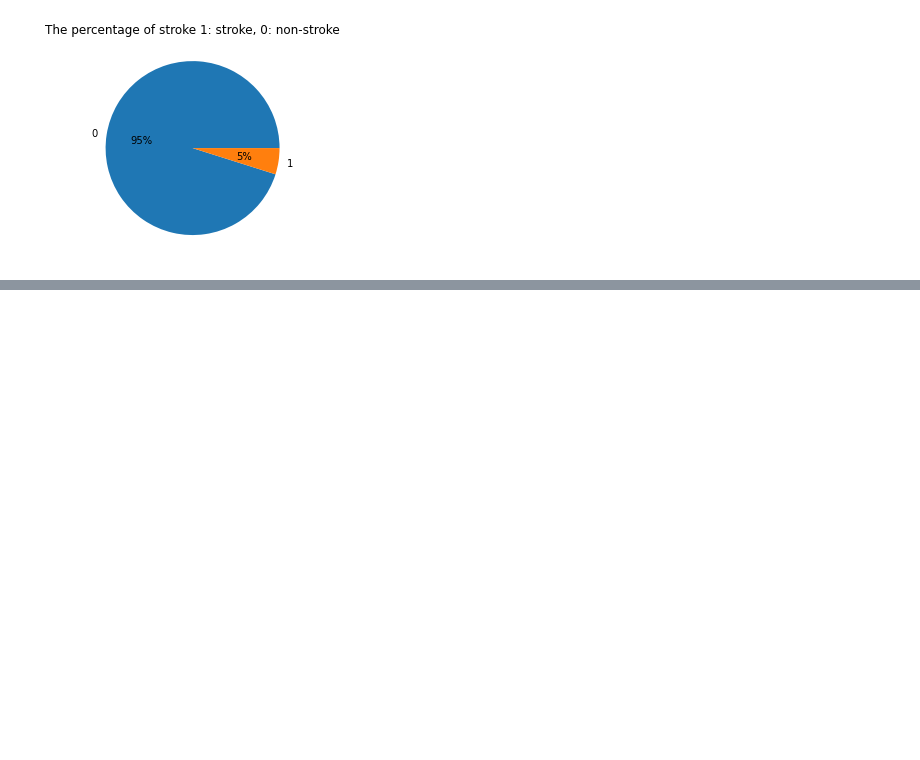
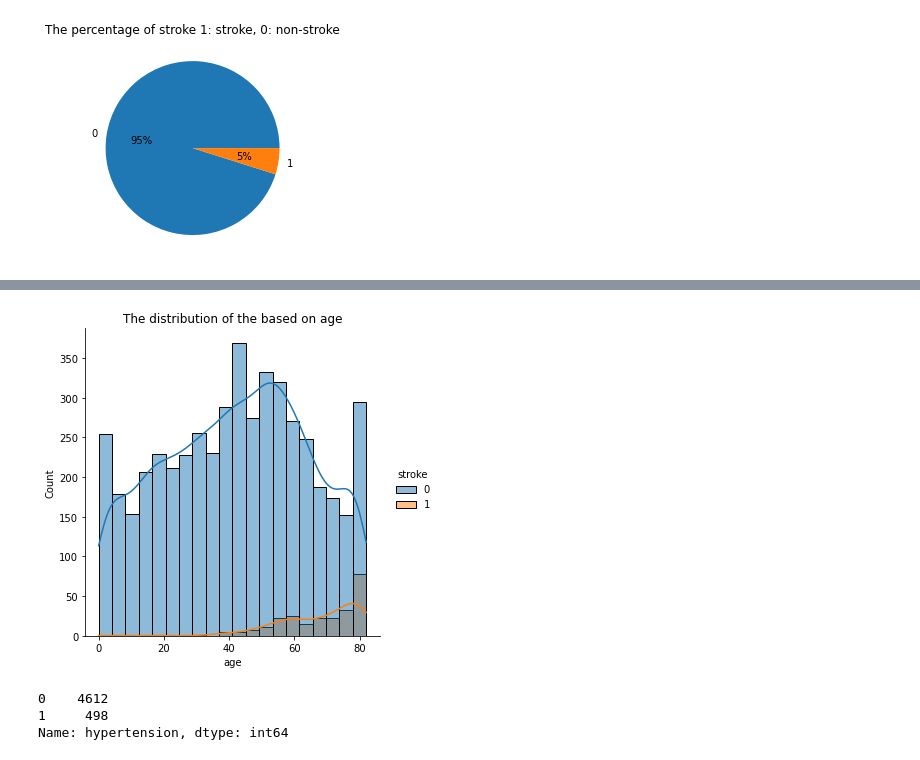
Before and after one commit to OriamDev/Projeto_ML, a Jupyter notebook: ML_M1.ipynb, the cells around one changed output, grey strips where cells are left out. Cells and saved outputs as stored; diff of their text form; code cells hidden in the pictures; blank space fills up the shorter version.

```diff
--- a/ML_M1.ipynb
+++ b/ML_M1.ipynb
@@ -114,0 +167,3 @@ for i in dataset.columns[:-1]:  # exclude stroke column
+# %%
+# Basic transformation of age column from float to int
+df['age'] = df['age'].astype('int')
@@ -114,0 +185,12 @@ for i in dataset.columns[:-1]:  # exclude stroke column
+# %%
+sns.displot(data = df, x = 'age', hue = 'stroke', kde = True)
+plt.title('The distribution of the based on age')
+plt.show()
+# %% [output]
+[figure, added]
+# %%
+df['hypertension'].value_counts()
+# %% [output]
+0    4612
+1     498
+Name: hypertension, dtype: int64
```
Also changed, not shown: parts of 46 cells of this notebook.
